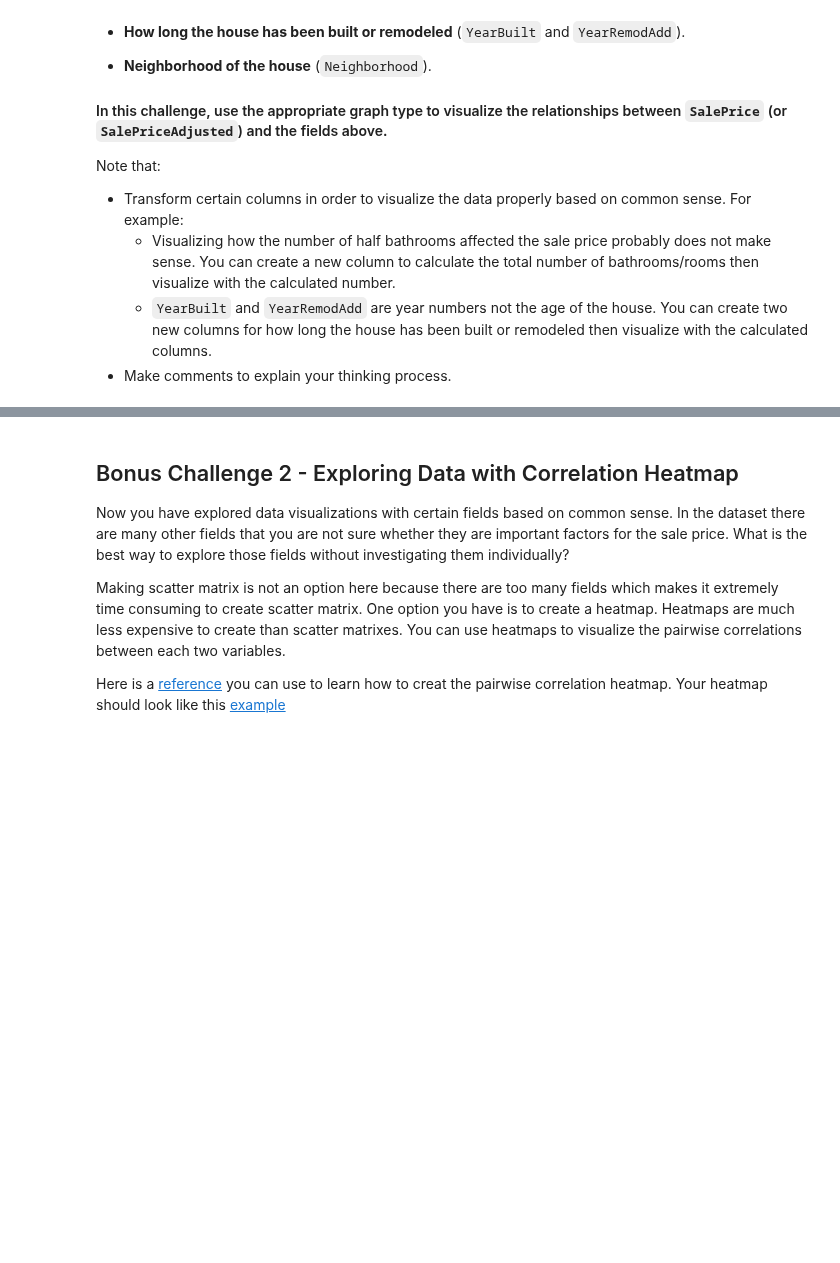
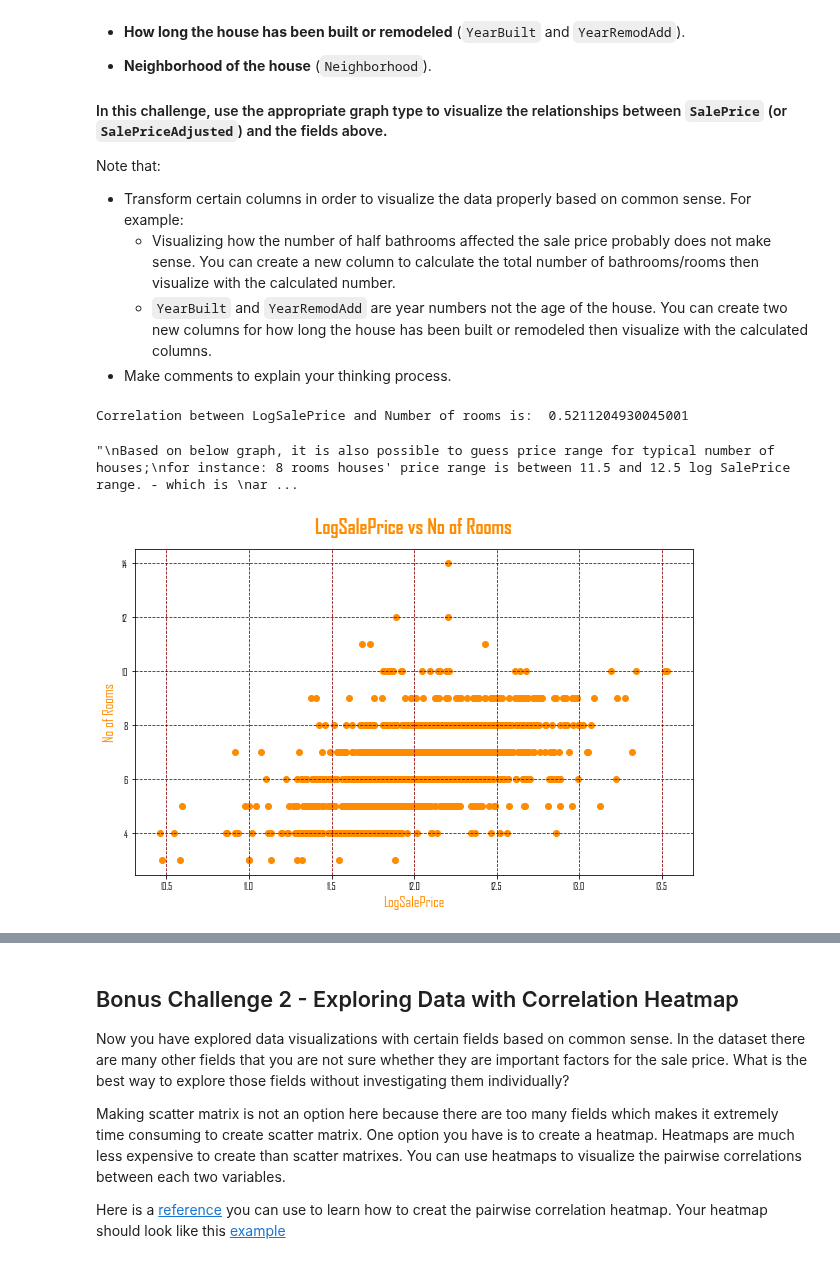
Before and after one commit to paoloironhack/data_analytics062020, a Jupyter notebook: labs/module_2/27-Storytelling-Data-Viz/your-code/main.ipynb, the cells around one changed output, grey strips where cells are left out. Saved outputs shown, nothing was run; the diff lists cells and outputs as text; code cells hidden in the pictures; blank space fills up the shorter version.

```diff
--- a/labs/module_2/27-Storytelling-Data-Viz/your-code/main.ipynb
+++ b/labs/module_2/27-Storytelling-Data-Viz/your-code/main.ipynb
@@ -94,0 +224,32 @@ Note that:
+# %%
+'''
+Creating a new colum based on total number of rooms in the house
+'''
+
+df["LogSalePrice"] = log_saleprice
+
+df["no_rooms"] = (df["BedroomAbvGr"] + df["KitchenAbvGr"] + df["FullBath"] + df["HalfBath"] +
+                  df["BsmtFullBath"] + df["BsmtHalfBath"])
+# %%
+'''
+1) Checking relation between Sale Prices and Number of rooms
+'''
+
+plt.scatter(df["LogSalePrice"],df["no_rooms"],color="darkorange")
+plt.grid(True,color="darkred",linestyle="--")
+plt.title("LogSalePrice vs No of Rooms",size=20,fontweight="bold",color="darkorange",pad=15)
+plt.xlabel("LogSalePrice",size=15,c="darkorange")
+plt.ylabel("No of Rooms",size=15,c="darkorange")
+
+print("Correlation between LogSalePrice and Number of rooms is: ",
+      df["LogSalePrice"].corr(df["no_rooms"]))
+
+'''
+Based on below graph, it is also possible to guess price range for typical number of houses;
+for instance: 8 rooms houses' price range is between 11.5 and 12.5 log SalePrice range. - which is
+around 97.000 E and 268.00 E.
+'''
+# %% [output]
+Correlation between LogSalePrice and Number of rooms is:  0.5211204930045001
+"\nBased on below graph, it is also possible to guess price range for typical number of houses;\nfor instance: 8 rooms houses' price range is between 11.5 and 12.5 log SalePrice range. - which is \nar ...
+[figure, added]
```
Also changed, not shown: parts of 24 cells of this notebook.
